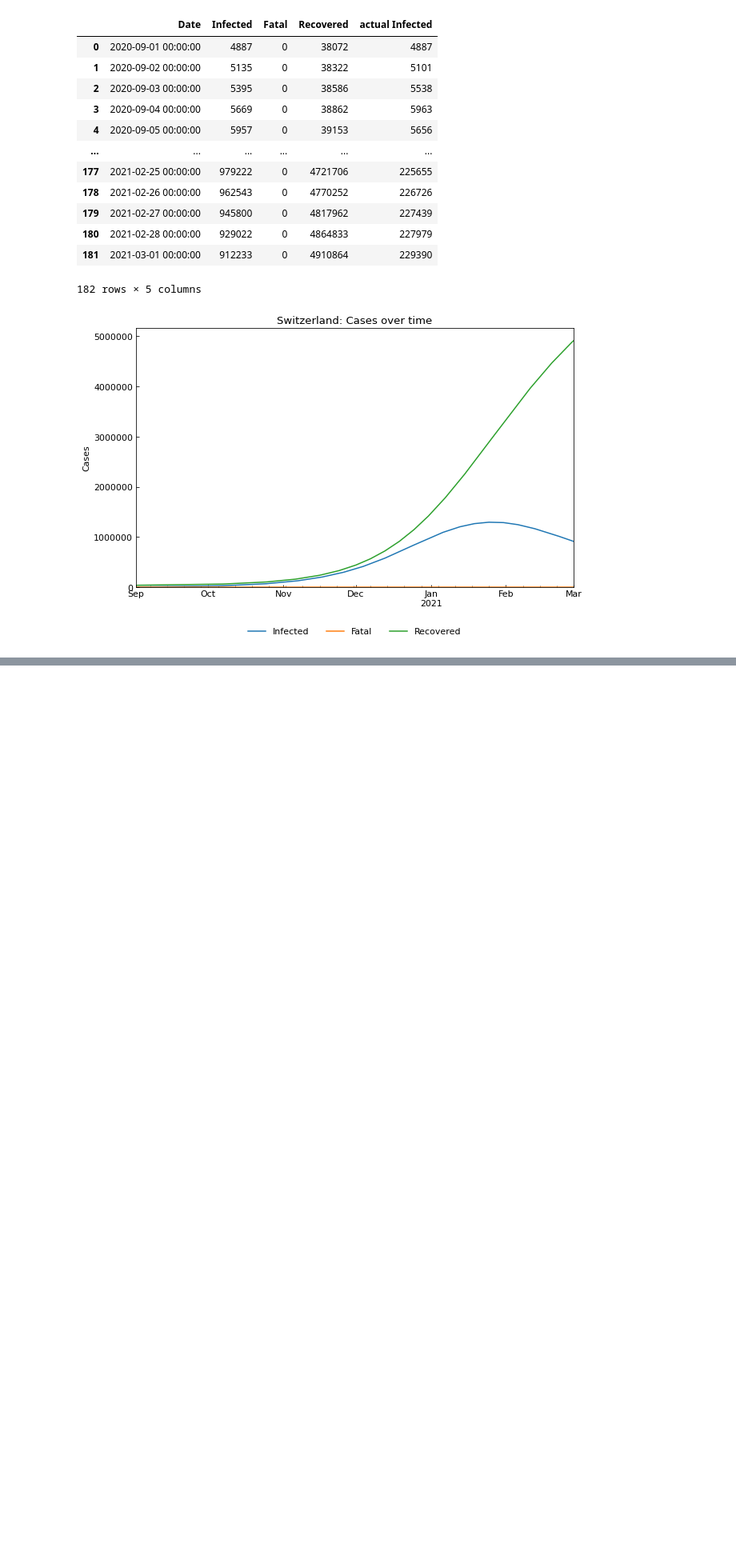
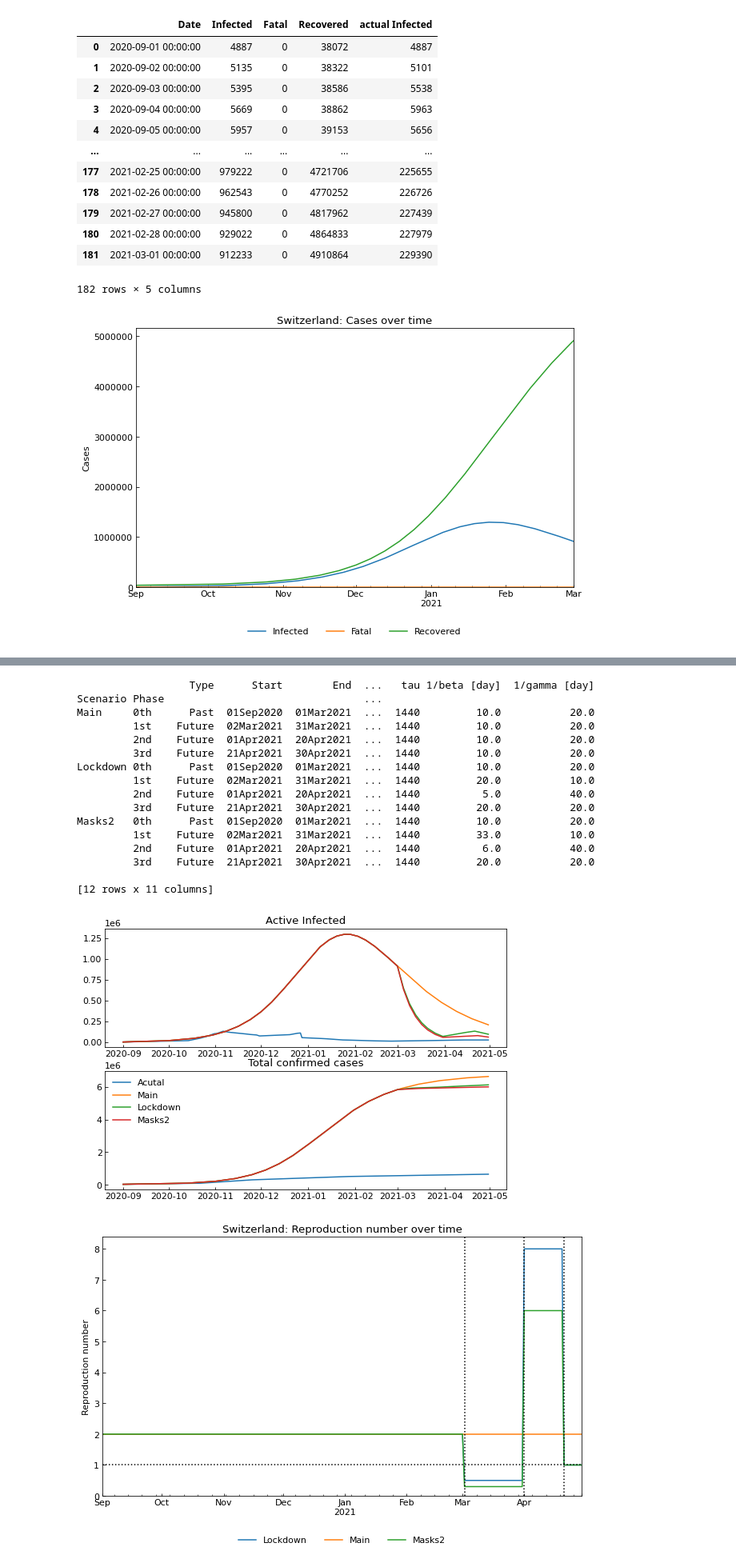
Before and after one commit to LFaltner/Data_Science_Project, a Jupyter notebook: code/SIR_model_sim.ipynb, the cells around one changed output, grey strips where cells are left out. Shown at 80% size. Saved outputs shown, nothing was run; the diff lists cells and outputs as text; code cells hidden in the pictures; blank space fills up the shorter version.

```diff
--- a/code/SIR_model_sim.ipynb
+++ b/code/SIR_model_sim.ipynb
@@ -57,2 +69,22 @@ Lockdown 0th      Past  01Sep2020  01Mar2021  ...  1440         10.0           2
 # %%
-a.create_scenario(name="Masks",scenario_end_list=["31Mar2021","20Apr2021","30Apr2021"],rho_constant_list=[0.3,1.5,0.5],sigma_constant_list=[2,0.5,1],plot=True)
+# could potentially return infected_df, confirmed_df and snl.describe()
+a.create_scenario(name="Masks2",scenario_end_list=["31Mar2021","20Apr2021","30Apr2021"],rho_constant_list=[0.3,1.5,0.5],sigma_constant_list=[2,0.5,1],plot=True)
+# %% [output]
+                  Type      Start        End  ...   tau 1/beta [day]  1/gamma [day]
+Scenario Phase                                ...
+Main     0th      Past  01Sep2020  01Mar2021  ...  1440         10.0           20.0
+         1st    Future  02Mar2021  31Mar2021  ...  1440         10.0           20.0
+         2nd    Future  01Apr2021  20Apr2021  ...  1440         10.0           20.0
+         3rd    Future  21Apr2021  30Apr2021  ...  1440         10.0           20.0
+Lockdown 0th      Past  01Sep2020  01Mar2021  ...  1440         10.0           20.0
+         1st    Future  02Mar2021  31Mar2021  ...  1440         20.0           10.0
+         2nd    Future  01Apr2021  20Apr2021  ...  1440          5.0           40.0
+         3rd    Future  21Apr2021  30Apr2021  ...  1440         20.0           20.0
+Masks2   0th      Past  01Sep2020  01Mar2021  ...  1440         10.0           20.0
+         1st    Future  02Mar2021  31Mar2021  ...  1440         33.0           10.0
+         2nd    Future  01Apr2021  20Apr2021  ...  1440          6.0           40.0
+         3rd    Future  21Apr2021  30Apr2021  ...  1440         20.0           20.0
+
+[12 rows x 11 columns]
+[figure, added]
+[figure, added]
```
Also changed, not shown: parts of 4 cells of this notebook, 1 other file.
